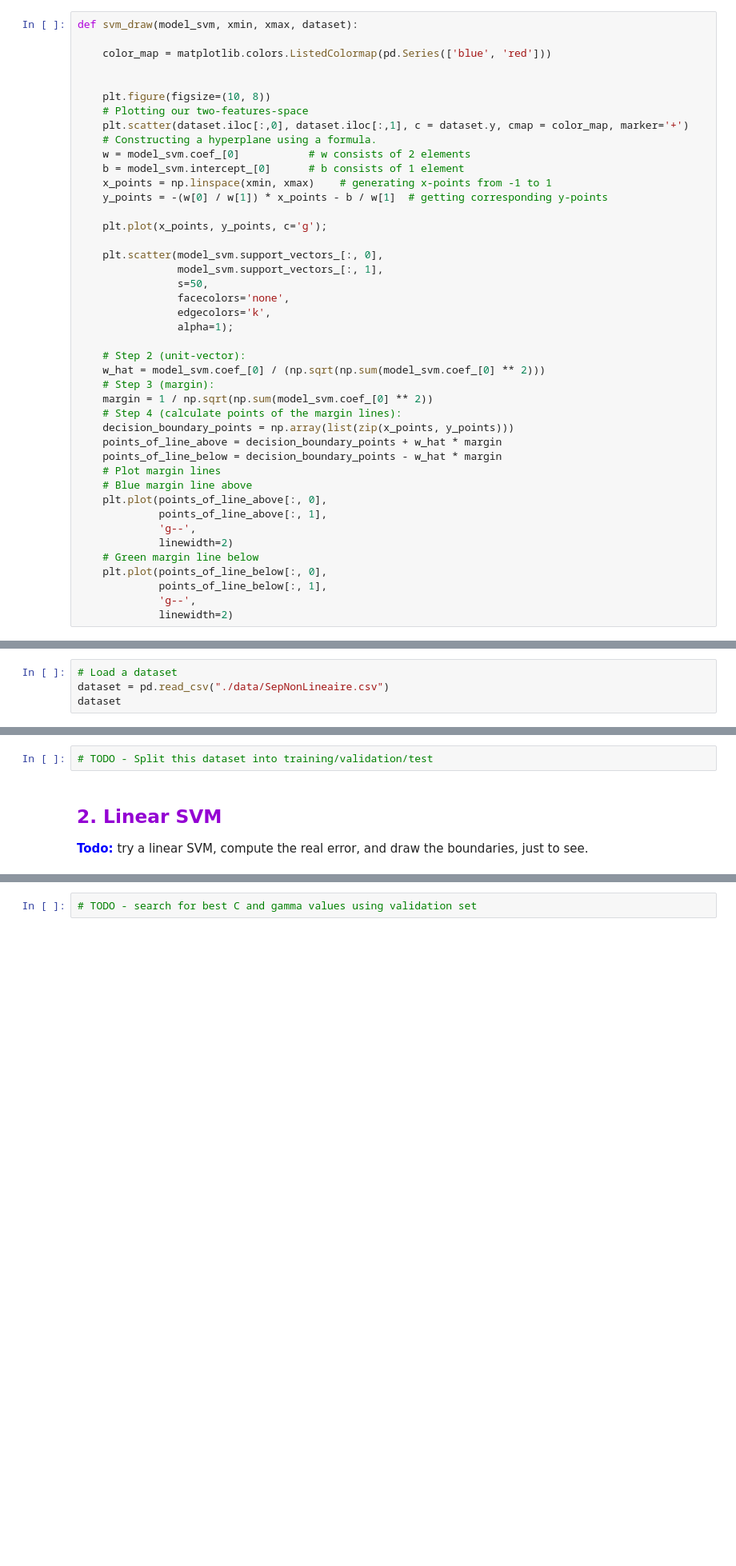
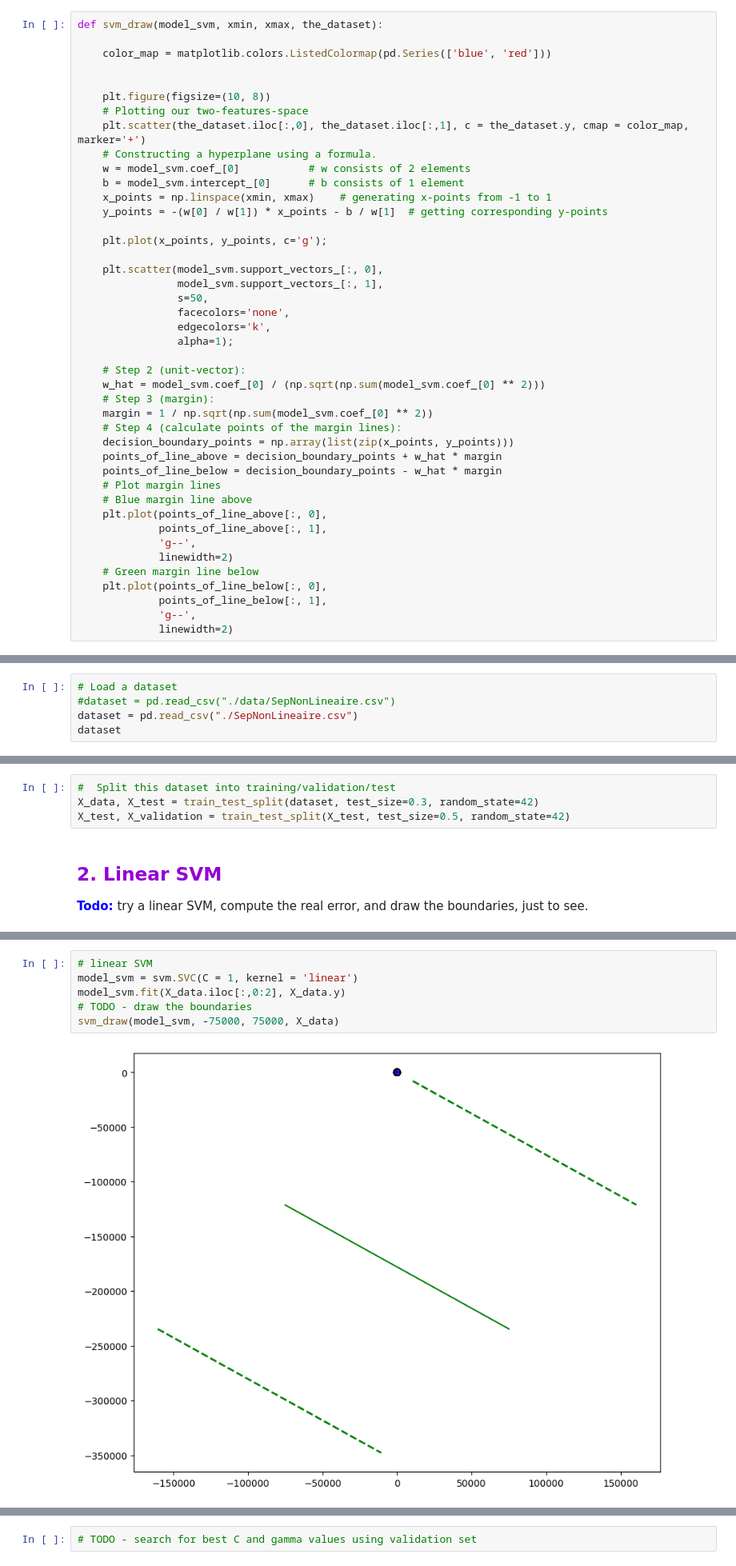
Before and after one commit to CodyAdam/TP-AA-SVM, a Jupyter notebook: TP2_SVM_student.ipynb, the cells around one changed output, grey strips where cells are left out. Shown at 80% size. Cells and saved outputs as stored; diff of their text form; blank space fills up the shorter version.

```diff
--- a/TP2_SVM_student.ipynb
+++ b/TP2_SVM_student.ipynb
@@ -86,14 +60,14 @@ SVC(C=1000, kernel='linear')
 
 Run the following cells to see a plot of your dataset together with the decision boundary and the margins.
 # %%
-def svm_draw(model_svm, xmin, xmax, dataset):
+def svm_draw(model_svm, xmin, xmax, the_dataset):
 
     color_map = matplotlib.colors.ListedColormap(pd.Series(['blue', 'red']))
 
 
     plt.figure(figsize=(10, 8))
     # Plotting our two-features-space
-    plt.scatter(dataset.iloc[:,0], dataset.iloc[:,1], c = dataset.y, cmap = color_map, marker='+')
+    plt.scatter(the_dataset.iloc[:,0], the_dataset.iloc[:,1], c = the_dataset.y, cmap = color_map, marker='+')
     # Constructing a hyperplane using a formula.
     w = model_svm.coef_[0]           # w consists of 2 elements
     b = model_svm.intercept_[0]      # b consists of 1 element
@@ -401,5 +473,6 @@ We move here on SVM using kernel functions.
 ## <font color="#9400D3">1. Data analysis</font>
 # %%
 # Load a dataset
-dataset = pd.read_csv("./data/SepNonLineaire.csv")
+#dataset = pd.read_csv("./data/SepNonLineaire.csv")
+dataset = pd.read_csv("./SepNonLineaire.csv")
 dataset
@@ -418,5 +519,7 @@ legend.get_frame().set_edgecolor('b')
 # %%
-# TODO - Split this dataset into training/validation/test
+#  Split this dataset into training/validation/test
+X_data, X_test = train_test_split(dataset, test_size=0.3, random_state=42)
+X_test, X_validation = train_test_split(X_test, test_size=0.5, random_state=42)
 # %% [markdown]
 ## <font color="#9400D3">2. Linear SVM</font>
 
@@ -428,3 +527,11 @@ legend.get_frame().set_edgecolor('b')
+# %%
+# linear SVM
+model_svm = svm.SVC(C = 1, kernel = 'linear')
+model_svm.fit(X_data.iloc[:,0:2], X_data.y)
+# TODO - draw the boundaries
+svm_draw(model_svm, -75000, 75000, X_data)
+# %% [output]
+[figure, added]
 # %% [markdown]
 ## <font color="#9400D3">3. Radial SVM</font>
 
```
Also changed, not shown: parts of 55 cells of this notebook.
